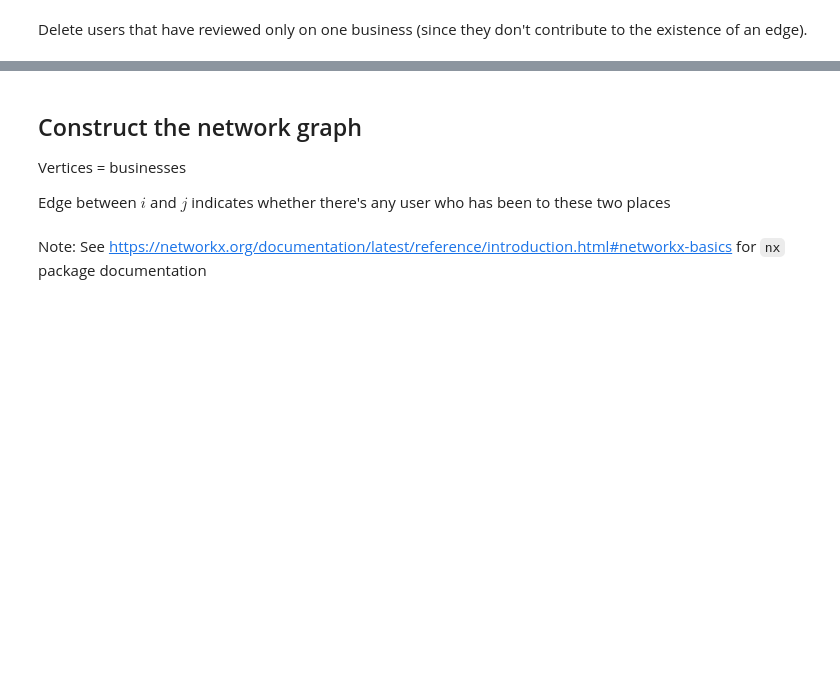
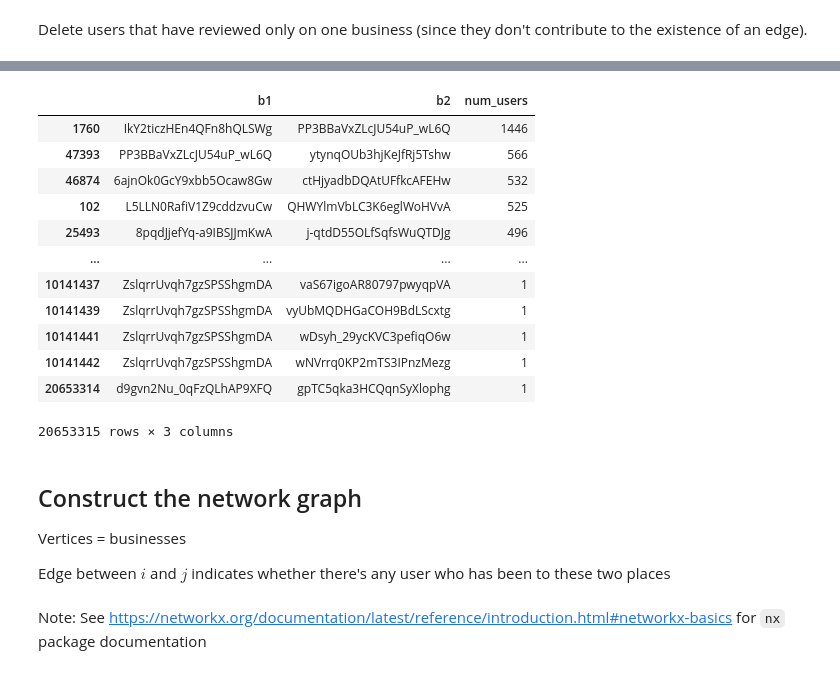
Before and after one commit to 98mina2/NetworkRecommender, a Jupyter notebook: linkPrediction.ipynb, the cells around one changed output, grey strips where cells are left out. Saved outputs shown, nothing was run; the diff lists cells and outputs as text; code cells hidden in the pictures; blank space fills up the shorter version.

```diff
--- a/linkPrediction.ipynb
+++ b/linkPrediction.ipynb
@@ -157,0 +188,16 @@ df
+# %%
+edge_df.sort_values('num_users', ascending = False)
+# %% [output]
+|  | b1 | b2 | num_users |
+| 1760 | IkY2ticzHEn4QFn8hQLSWg | PP3BBaVxZLcJU54uP_wL6Q | 1446 |
+| 47393 | PP3BBaVxZLcJU54uP_wL6Q | ytynqOUb3hjKeJfRj5Tshw | 566 |
+| 46874 | 6ajnOk0GcY9xbb5Ocaw8Gw | ctHjyadbDQAtUFfkcAFEHw | 532 |
+| 102 | L5LLN0RafiV1Z9cddzvuCw | QHWYlmVbLC3K6eglWoHVvA | 525 |
+| 25493 | 8pqdJjefYq-a9IBSJJmKwA | j-qtdD55OLfSqfsWuQTDJg | 496 |
+| ... | ... | ... | ... |
+| 10141437 | ZslqrrUvqh7gzSPSShgmDA | vaS67igoAR80797pwyqpVA | 1 |
+| 10141439 | ZslqrrUvqh7gzSPSShgmDA | vyUbMQDHGaCOH9BdLScxtg | 1 |
+| 10141441 | ZslqrrUvqh7gzSPSShgmDA | wDsyh_29ycKVC3pefiqO6w | 1 |
+| 10141442 | ZslqrrUvqh7gzSPSShgmDA | wNVrrq0KP2mTS3IPnzMezg | 1 |
+| 20653314 | d9gvn2Nu_0qFzQLhAP9XFQ | gpTC5qka3HCQqnSyXlophg | 1 |
+20653315 rows × 3 columns
```
Also changed, not shown: parts of 19 cells of this notebook.
